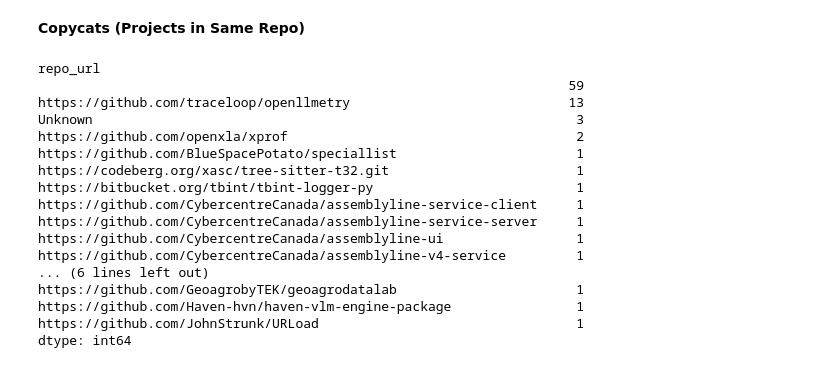
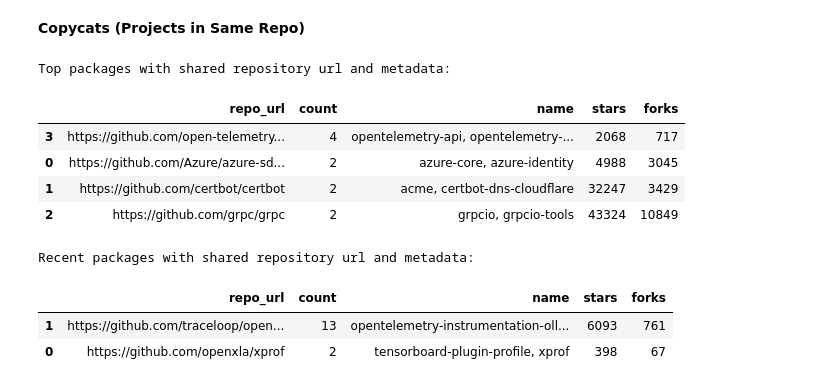
Before and after one commit to ericzander/pypi-anomaly-detection, a Jupyter notebook: notebooks/01_data_exploration.ipynb, the cells around one changed output. Cells and saved outputs as stored; diff of their text form; code cells hidden in the pictures.

```diff
--- a/notebooks/01_data_exploration.ipynb
+++ b/notebooks/01_data_exploration.ipynb
@@ -408,22 +431,41 @@ plt.show()
 # %% [markdown]
 **Copycats (Projects in Same Repo)**
 # %%
-df_nodes_recent.groupby("repo_url").size().sort_values(ascending=False).head(20)
+def get_copycat_repo_details(df):
+    copycats = df[(df['is_copycat'])]
+    if copycats.empty:
+        return copycats
+
+    # Group by repo_url and aggregate details
+    grouped = (
+        copycats
+        .groupby('repo_url', as_index=False)
+        .agg(
+            count=('name', 'size'),
+            name=('name', lambda x: ', '.join(sorted(set(x)))),
+            stars=('stars', 'max'),
+            forks=('forks', 'max')
+        )
+        .sort_values(['count', 'repo_url'], ascending=[False, True])
+    )
+    return grouped
+
+top_copycat_details = get_copycat_repo_details(df_nodes_top)
+recent_copycat_details = get_copycat_repo_details(df_nodes_recent)
+
+print("Top packages with shared repository url and metadata:")
+display(top_copycat_details)
+
+print("\nRecent packages with shared repository url and metadata:")
+display(recent_copycat_details)
 # %% [output]
-repo_url
-                                                                    59
-https://github.com/traceloop/openllmetry                            13
-Unknown                                                              3
-https://github.com/openxla/xprof                                     2
-https://github.com/BlueSpacePotato/speciallist                       1
-https://codeberg.org/xasc/tree-sitter-t32.git                        1
-https://bitbucket.org/tbint/tbint-logger-py                          1
-https://github.com/CybercentreCanada/assemblyline-service-client     1
-https://github.com/CybercentreCanada/assemblyline-service-server     1
-https://github.com/CybercentreCanada/assemblyline-ui                 1
-https://github.com/CybercentreCanada/assemblyline-v4-service         1
-... (6 lines left out)
-https://github.com/GeoagrobyTEK/geoagrodatalab                       1
-https://github.com/Haven-hvn/haven-vlm-engine-package                1
-https://github.com/JohnStrunk/URLoad                                 1
-dtype: int64
+Top packages with shared repository url and metadata:
+|  | repo_url | count | name | stars | forks |
+| 3 | https://github.com/open-telemetry... | 4 | opentelemetry-api, opentelemetry-... | 2068 | 717 |
+| 0 | https://github.com/Azure/azure-sd... | 2 | azure-core, azure-identity | 4988 | 3045 |
+| 1 | https://github.com/certbot/certbot | 2 | acme, certbot-dns-cloudflare | 32247 | 3429 |
+| 2 | https://github.com/grpc/grpc | 2 | grpcio, grpcio-tools | 43324 | 10849 |
+Recent packages with shared repository url and metadata:
+|  | repo_url | count | name | stars | forks |
+| 1 | https://github.com/traceloop/open... | 13 | opentelemetry-instrumentation-oll... | 6093 | 761 |
+| 0 | https://github.com/openxla/xprof | 2 | tensorboard-plugin-profile, xprof | 398 | 67 |
```
Also changed, not shown: parts of 10 cells of this notebook, 1 other file.
